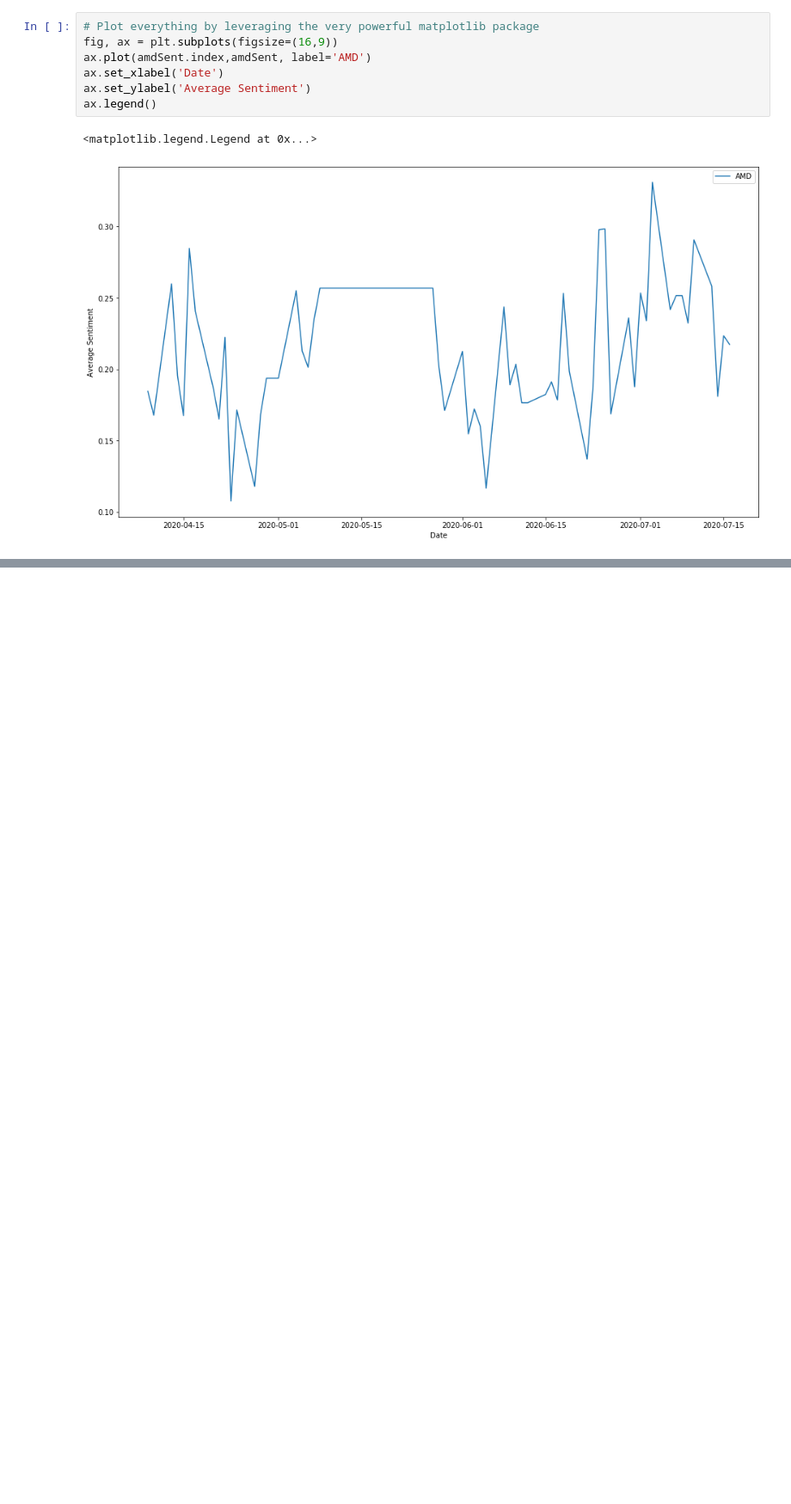
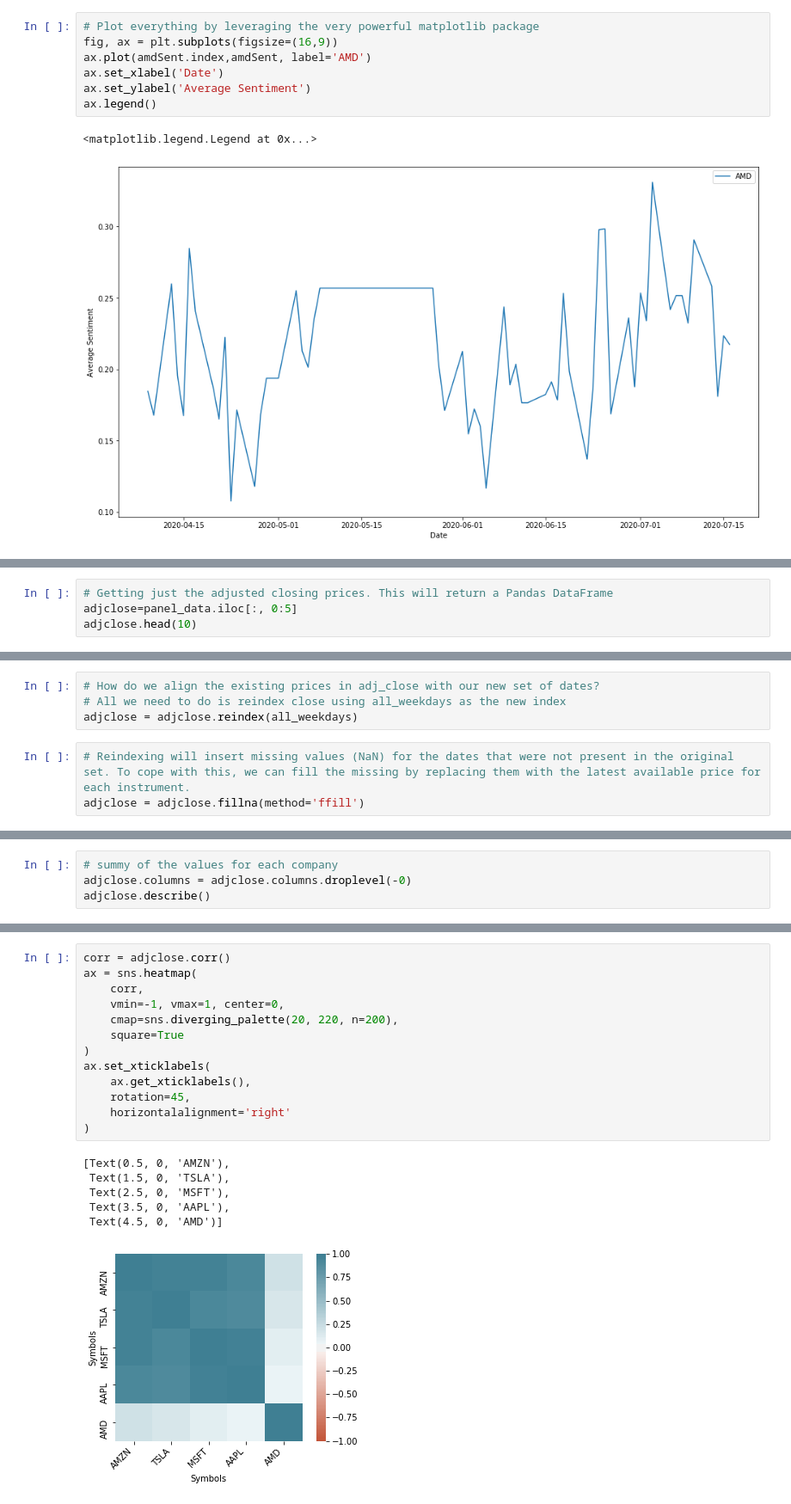
Before and after one commit to lakshyagupta2409/FinancialTweetAnalysis, a Jupyter notebook: TweetsSentiment.ipynb, the cells around one changed output, grey strips where cells are left out. Shown at 86% size. Cells and saved outputs as stored; diff of their text form; blank space fills up the shorter version.

```diff
--- a/TweetsSentiment.ipynb
+++ b/TweetsSentiment.ipynb
@@ -419,0 +497,4 @@ ax.legend()
+# %%
+# Getting just the adjusted closing prices. This will return a Pandas DataFrame
+adjclose=panel_data.iloc[:, 0:5]
+adjclose.head(10)
@@ -419,0 +515,7 @@ ax.legend()
+# %%
+# How do we align the existing prices in adj_close with our new set of dates?
+# All we need to do is reindex close using all_weekdays as the new index
+adjclose = adjclose.reindex(all_weekdays)
+# %%
+# Reindexing will insert missing values (NaN) for the dates that were not present in the original set. To cope with this, we can fill the missing by replacing them with the latest available price for each instrument.
+adjclose = adjclose.fillna(method='ffill')
@@ -419,0 +537,4 @@ ax.legend()
+# %%
+# summy of the values for each company
+adjclose.columns = adjclose.columns.droplevel(-0)
+adjclose.describe()
@@ -419,0 +551,20 @@ ax.legend()
+# %%
+corr = adjclose.corr()
+ax = sns.heatmap(
+    corr,
+    vmin=-1, vmax=1, center=0,
+    cmap=sns.diverging_palette(20, 220, n=200),
+    square=True
+)
+ax.set_xticklabels(
+    ax.get_xticklabels(),
+    rotation=45,
+    horizontalalignment='right'
+)
+# %% [output]
+[Text(0.5, 0, 'AMZN'),
+ Text(1.5, 0, 'TSLA'),
+ Text(2.5, 0, 'MSFT'),
+ Text(3.5, 0, 'AAPL'),
+ Text(4.5, 0, 'AMD')]
+[figure, added]
```
Also changed, not shown: parts of 39 cells of this notebook.
